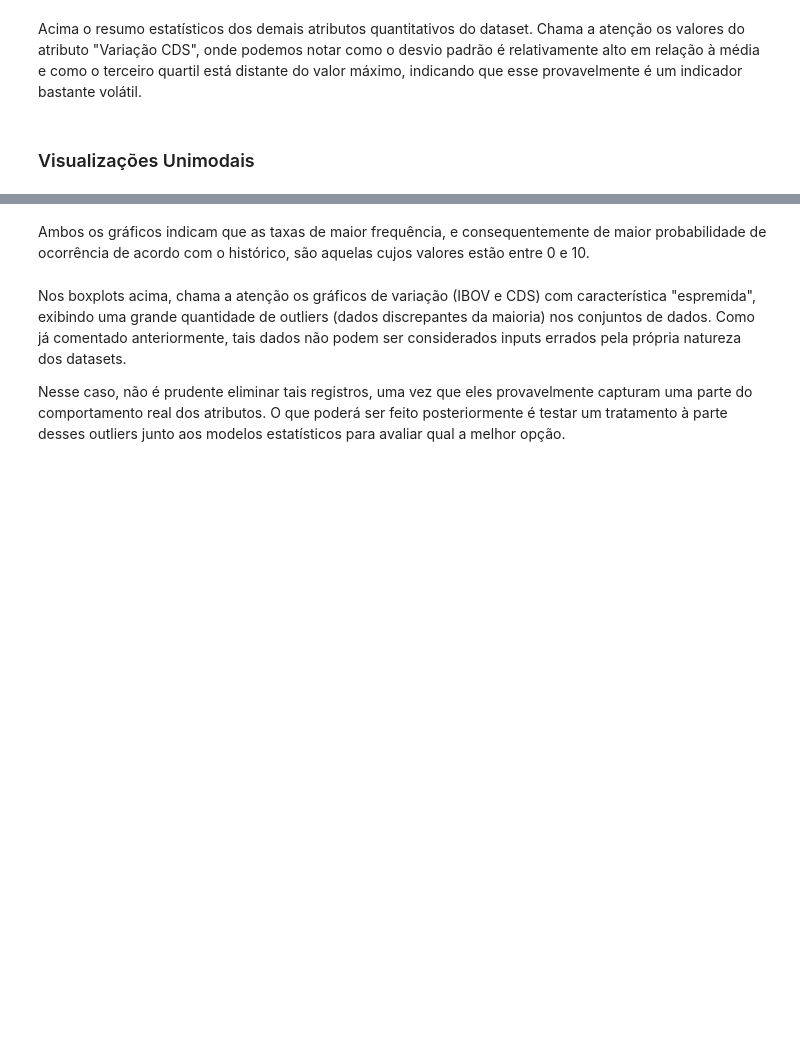
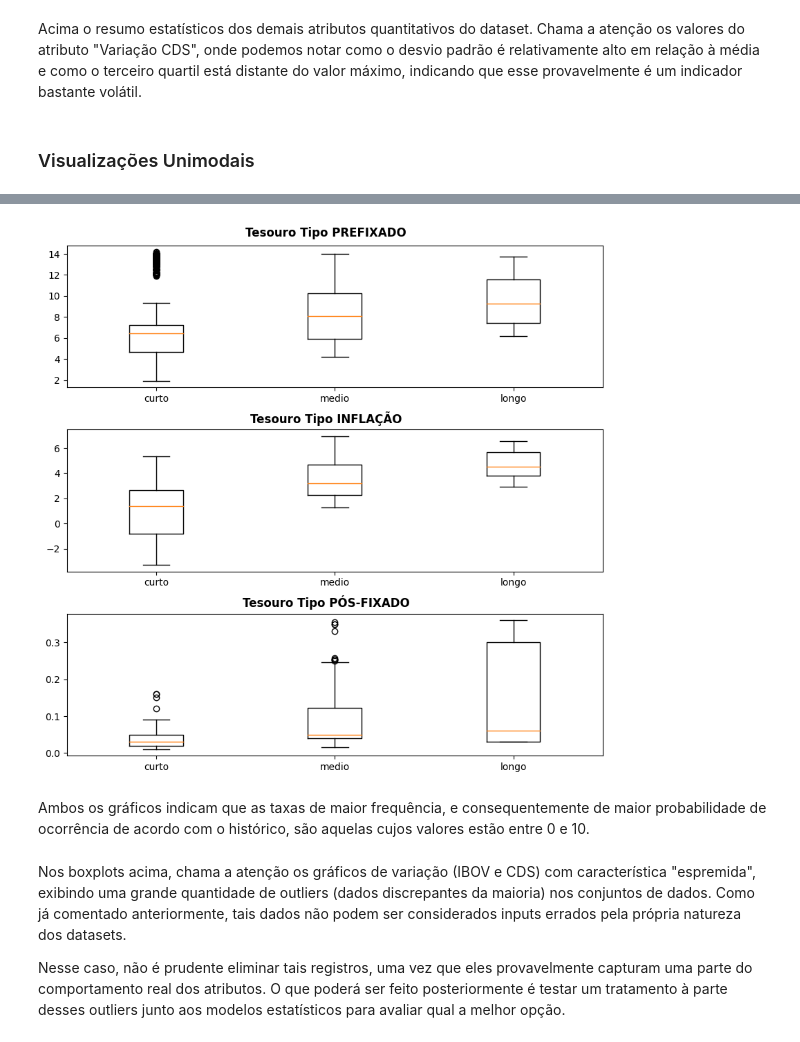
Before and after one commit to fppfurtado/mvp-pos-ciencia-de-dados, a Jupyter notebook: Projeto_MVP_Preditor_de_Preços_de_Títulos_Públicos_Federais.ipynb, the cells around one changed output, grey strips where cells are left out. Drawn from its saved outputs; the diff is of its cells as text; code cells hidden in the pictures; blank space fills up the shorter version.

```diff
--- a/Projeto_MVP_Preditor_de_Preços_de_Títulos_Públicos_Federais.ipynb
+++ b/Projeto_MVP_Preditor_de_Preços_de_Títulos_Públicos_Federais.ipynb
@@ -393,3 +428,31 @@ plt.show()
+# %%
+df_boxplot = {}
+dados_por_prazo = []
+
+for grupo, dados in df_histograma.items():
+  for prazo in dados.columns:
+    dados_por_prazo.append(dados[prazo].dropna())
+  df_boxplot[grupo] = dados_por_prazo
+  dados_por_prazo = []
+# %%
+# exibindo os boxplots dos atributos quantitativos
+fig = plt.figure(figsize=(10,8))
+
+qtd_grupos_titulos = len(df_boxplot.keys())
+subfigs = fig.subfigures(qtd_grupos_titulos, 1)
+
+ax =[]
+cont = 0
+
+for grupo, dados in df_boxplot.items():
+
+  ax.append(subfigs[cont].subplots(1,1))
+  plt.boxplot(dados)
+  plt.xticks([1,2,3], ['curto', 'medio', 'longo'])
+  subfigs[cont].suptitle('Tesouro Tipo ' + grupo.upper(), fontweight='bold')
+  cont += 1
+# %% [output]
+[figure, added]
 # %% [markdown]
 Ambos os gráficos indicam que as taxas de maior frequência, e consequentemente de maior probabilidade de ocorrência de acordo com o histórico, são aquelas cujos valores estão entre 0 e 10.
 # %% [markdown]
```
Also changed, not shown: parts of 15 cells of this notebook.
